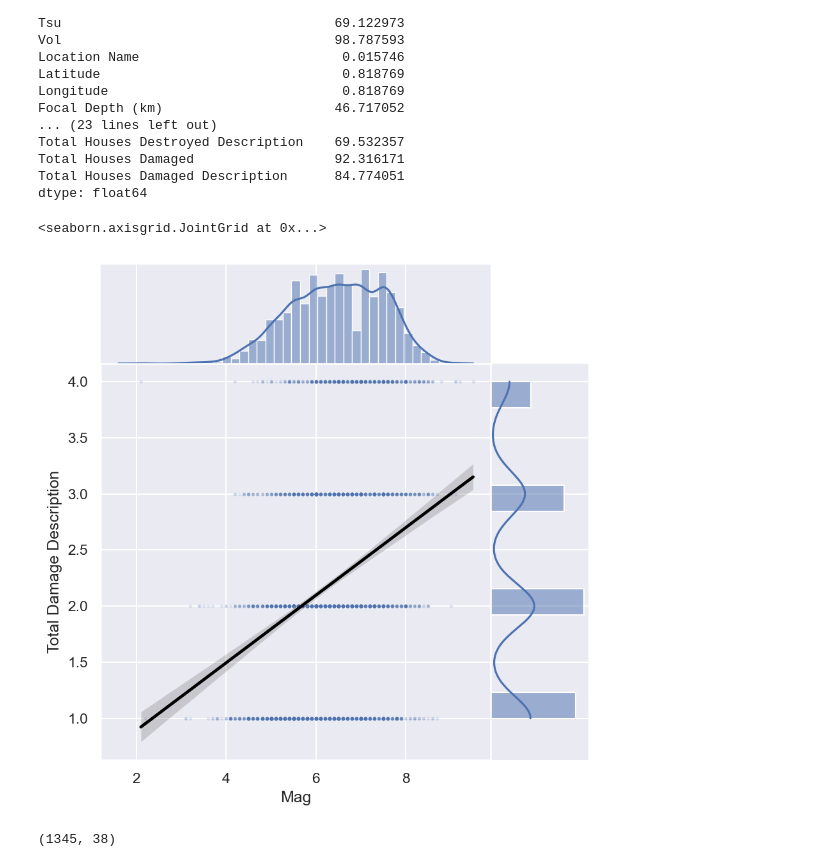
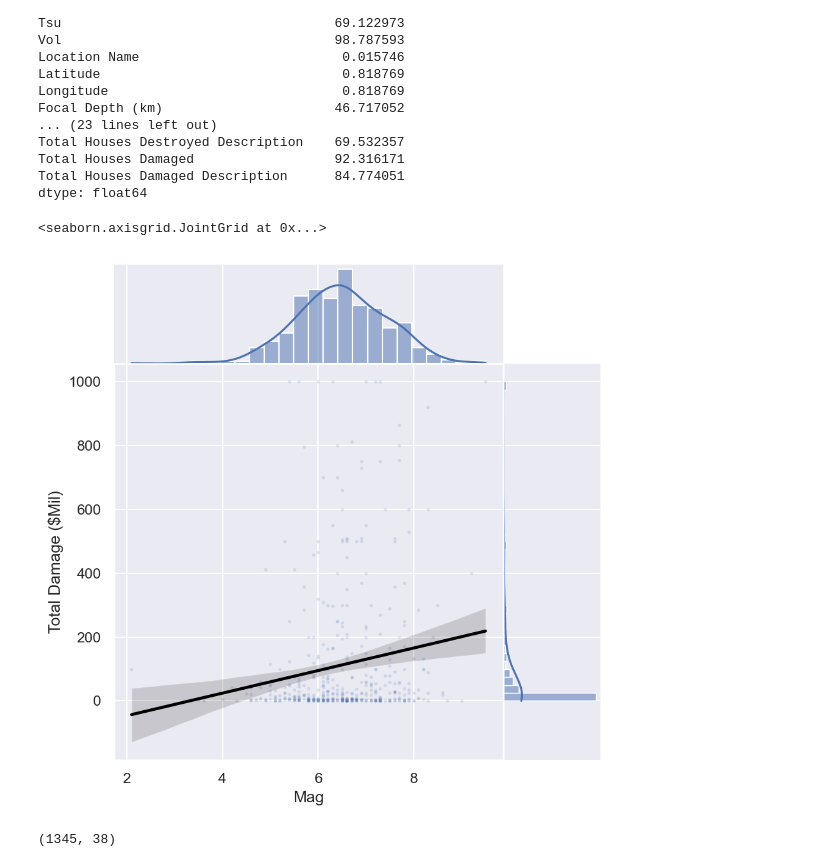
Before and after one commit to Matthijs-Vossen/Earthquake-Analysis, a Jupyter notebook: regression model/earthquake_model.ipynb, the cells around one changed output. Cells and saved outputs as stored; diff of their text form; code cells hidden in the pictures.

```diff
--- a/regression model/earthquake_model.ipynb
+++ b/regression model/earthquake_model.ipynb
@@ -60,24 +60,26 @@ Total Houses Damaged                  92.316171
 Total Houses Damaged Description      84.774051
 dtype: float64
 # %%
+d_temp = data.loc[data['Total Damage ($Mil)'] <= 1000]
+
 sns.jointplot(
     x='Mag',
-    y='Total Damage Description',
-    data=data,
+    y='Total Damage ($Mil)',
+    data=d_temp,
     kind="reg",
     ratio=4,
     space=0,
     scatter_kws={
         's': 3,
         'alpha': 0.1
     },
     line_kws={
         'color': 'black'
     }
 )
 # %% [output]
 <seaborn.axisgrid.JointGrid at 0x...>
-[figure, old version]
+[figure, new version]
 # %%
 data_dropna = data.copy()
 data_dropna.dropna(subset=['Year',
```
Also changed, not shown: 1 other file.
